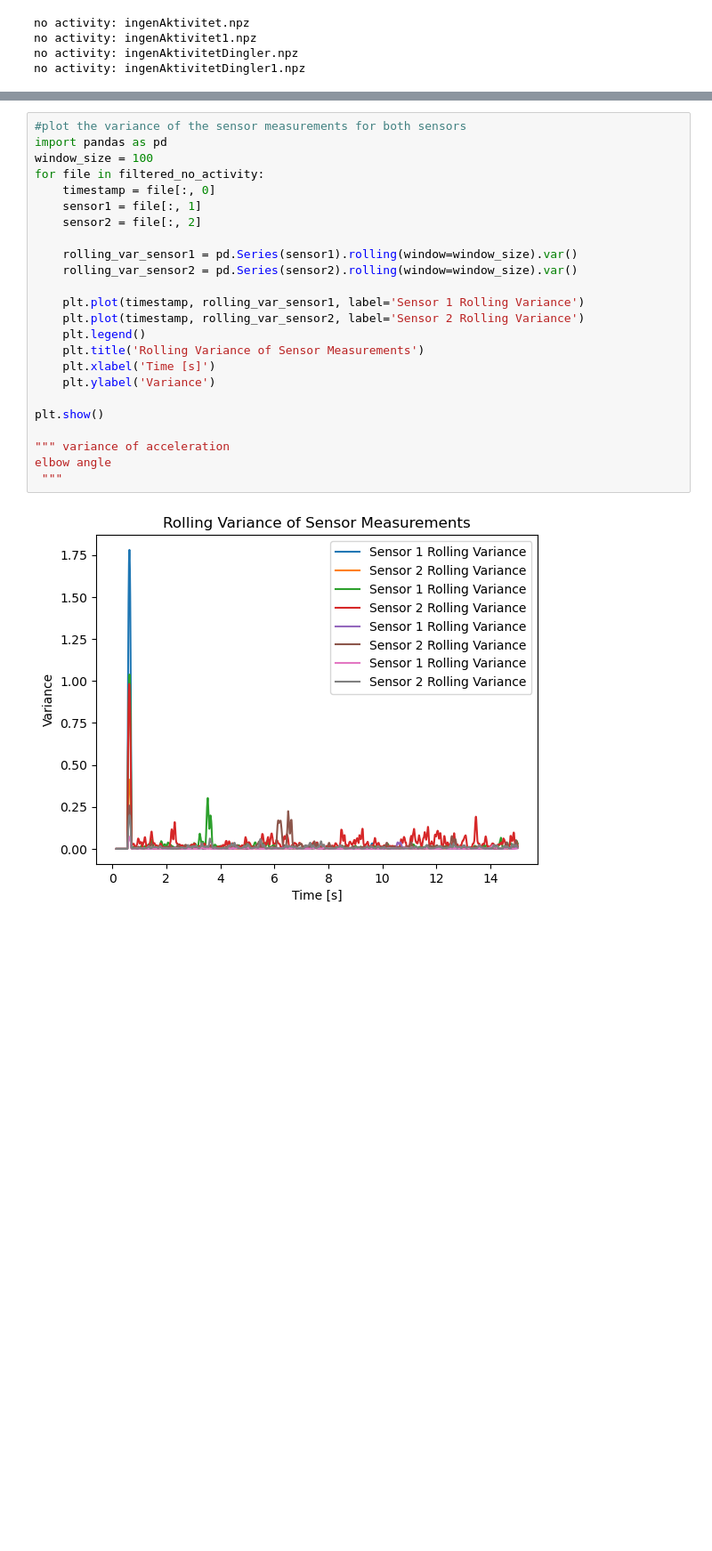
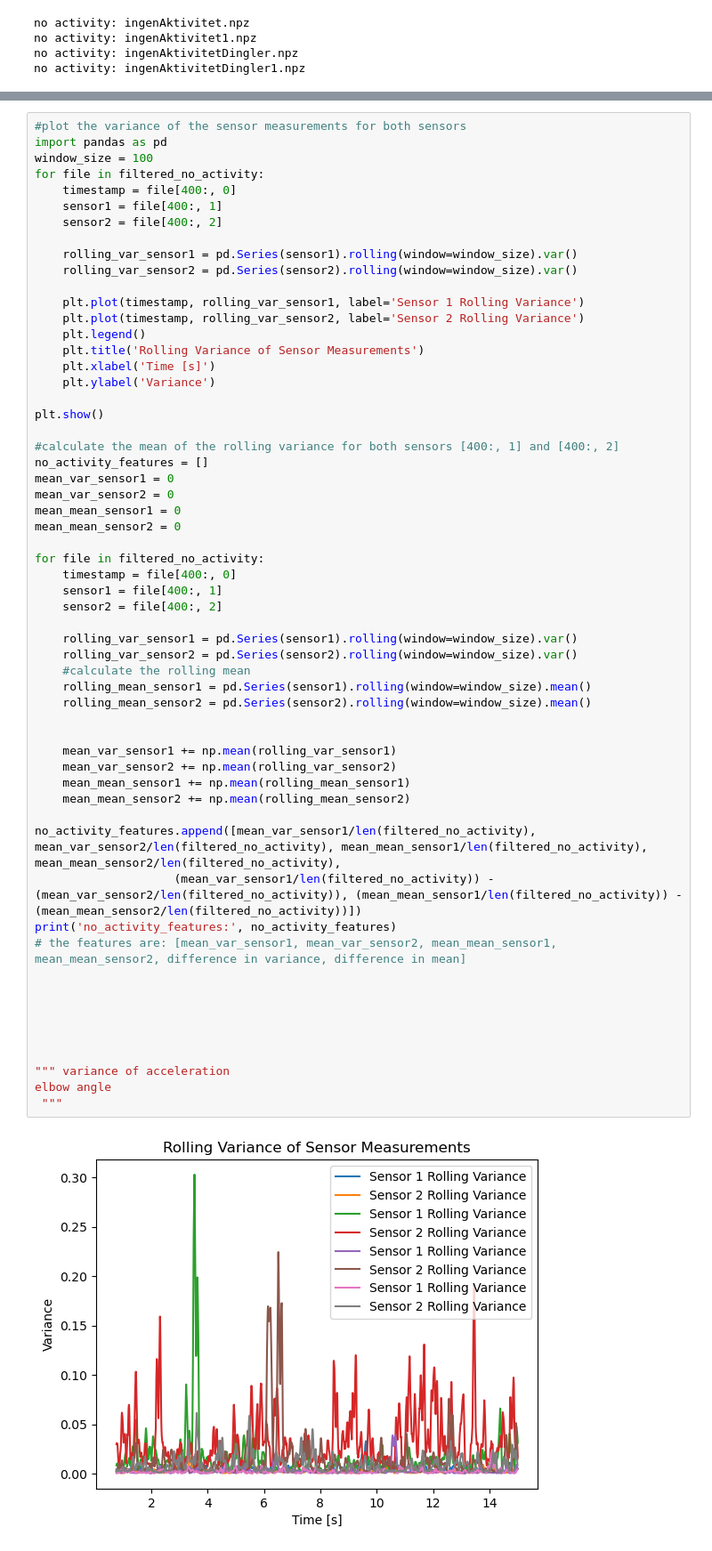
Before and after one commit to carl0801/ElbowExo, a Jupyter notebook: Shimmer3/FilterAndDisplay.ipynb, the cells around one changed output, grey strips where cells are left out. Shown at 89% size. Drawn from its saved outputs; the diff is of its cells as text; blank space fills up the shorter version.

```diff
--- a/Shimmer3/FilterAndDisplay.ipynb
+++ b/Shimmer3/FilterAndDisplay.ipynb
@@ -79,26 +79,60 @@ filtered_no_activity: 4
 # %%
 #plot the variance of the sensor measurements for both sensors
 import pandas as pd
 window_size = 100
 for file in filtered_no_activity:
-    timestamp = file[:, 0]
-    sensor1 = file[:, 1]
-    sensor2 = file[:, 2]
+    timestamp = file[400:, 0]
+    sensor1 = file[400:, 1]
+    sensor2 = file[400:, 2]
 
     rolling_var_sensor1 = pd.Series(sensor1).rolling(window=window_size).var()
     rolling_var_sensor2 = pd.Series(sensor2).rolling(window=window_size).var()
 
     plt.plot(timestamp, rolling_var_sensor1, label='Sensor 1 Rolling Variance')
     plt.plot(timestamp, rolling_var_sensor2, label='Sensor 2 Rolling Variance')
     plt.legend()
     plt.title('Rolling Variance of Sensor Measurements')
     plt.xlabel('Time [s]')
     plt.ylabel('Variance')
 
 plt.show()
 
+#calculate the mean of the rolling variance for both sensors [400:, 1] and [400:, 2]
+no_activity_features = []
+mean_var_sensor1 = 0
+mean_var_sensor2 = 0
+mean_mean_sensor1 = 0
+mean_mean_sensor2 = 0
+
+for file in filtered_no_activity:
+    timestamp = file[400:, 0]
+    sensor1 = file[400:, 1]
+    sensor2 = file[400:, 2]
+
+    rolling_var_sensor1 = pd.Series(sensor1).rolling(window=window_size).var()
+    rolling_var_sensor2 = pd.Series(sensor2).rolling(window=window_size).var()
+    #calculate the rolling mean
+    rolling_mean_sensor1 = pd.Series(sensor1).rolling(window=window_size).mean()
+    rolling_mean_sensor2 = pd.Series(sensor2).rolling(window=window_size).mean()
+
+
+    mean_var_sensor1 += np.mean(rolling_var_sensor1)
+    mean_var_sensor2 += np.mean(rolling_var_sensor2)
+    mean_mean_sensor1 += np.mean(rolling_mean_sensor1)
+    mean_mean_sensor2 += np.mean(rolling_mean_sensor2)
+
+no_activity_features.append([mean_var_sensor1/len(filtered_no_activity), mean_var_sensor2/len(filtered_no_activity), mean_mean_sensor1/len(filtered_no_activity), mean_mean_sensor2/len(filtered_no_activity),
+                    (mean_var_sensor1/len(filtered_no_activity)) - (mean_var_sensor2/len(filtered_no_activity)), (mean_mean_sensor1/len(filtered_no_activity)) - (mean_mean_sensor2/len(filtered_no_activity))])
+print('no_activity_features:', no_activity_features)
+# the features are: [mean_var_sensor1, mean_var_sensor2, mean_mean_sensor1, mean_mean_sensor2, difference in variance, difference in mean]
+
+
+
+
+
+
 """ variance of acceleration
 elbow angle
  """
 # %% [output]
-[figure, old version]
+[figure, new version]
```
Also changed, not shown: parts of 6 cells of this notebook, 5 other files.
